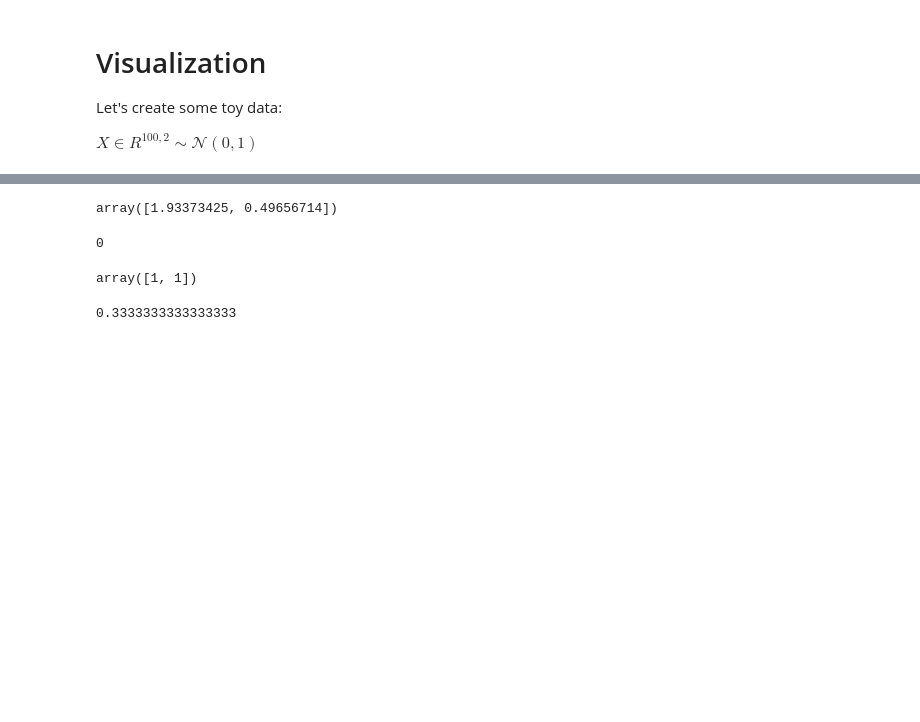
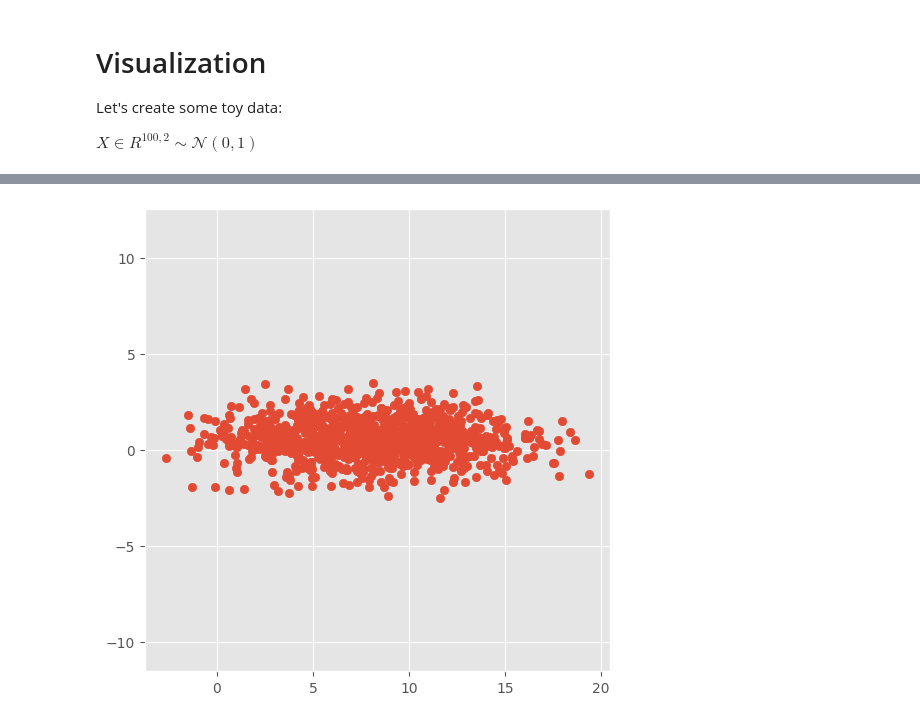
Before and after one commit to calgo-lab/ml-intro, a Jupyter notebook: recap/numpy-intro.ipynb, the cells around one changed output, grey strips where cells are left out. Cells and saved outputs as stored; diff of their text form; code cells hidden in the pictures; blank space fills up the shorter version.

```diff
--- a/recap/numpy-intro.ipynb
+++ b/recap/numpy-intro.ipynb
@@ -478,7 +479,7 @@ Let's create some toy data:
 $X \in R^{100,2} \sim \mathcal{N}(0,1)$
 # %%
 %matplotlib inline
-%config InlineBackend.figure_format = 'svg'
+# %config InlineBackend.figure_format = 'svg'
 import matplotlib.pyplot as plt
 plt.style.use('ggplot')
 
@@ -487,7 +488,8 @@ X = np.random.randn(1000,2)
 # add some offset
 X += np.array([2,.5])
 # scale the first dimension
-# X[:,0] *= 4
+X[:,0] *= 4
 plt.scatter(X[:,0],X[:,1]);
+plt.grid('on')
 plt.axis('equal');
 # %% [output]
@@ -495,23 +496 @@ plt.axis('equal');
+[figure, added]
-# %%
-X.mean(axis=0)
-# %% [output]
-array([1.93373425, 0.49656714])
-# %%
-import numpy as np
-w = np.array([1,1])
-x = np.array([-1,1])
-
-w.T.dot(x)
-w.T @ x
-# %% [output]
-0
-# %%
-w
-# %% [output]
-array([1, 1])
-# %%
-predictions = np.array([1,0,1])
-true_y = np.array([1,1,0])
-(predictions == true_y).mean()
-# %% [output]
-0.3333333333333333
```
Also changed, not shown: parts of 7 cells of this notebook, 8 other files.
